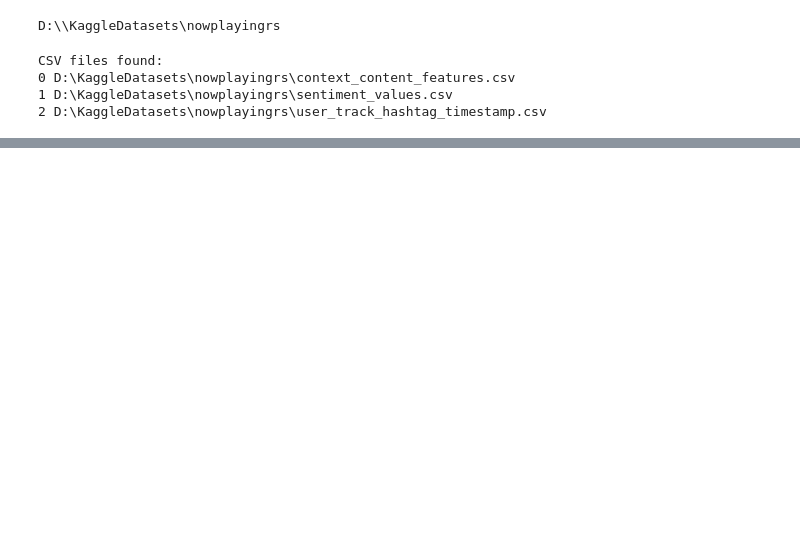
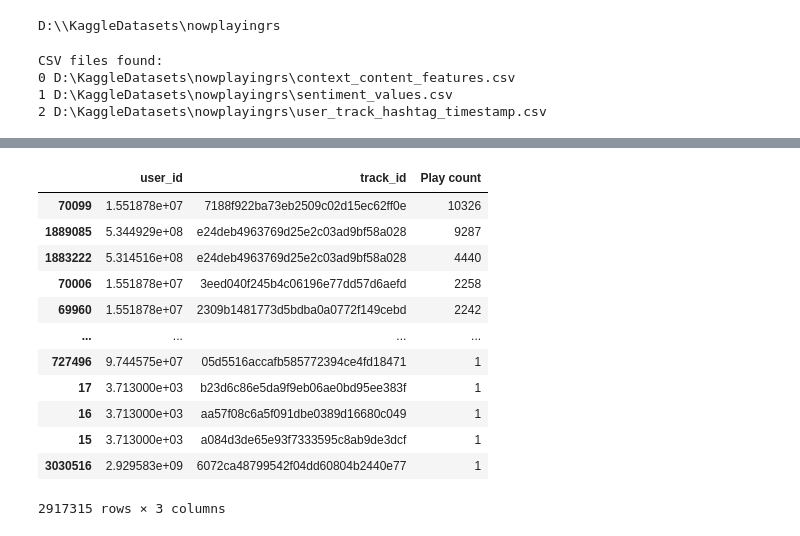
Before and after one commit to nhanhoang17/HMTK-PRO, a Jupyter notebook: dataset_preview.ipynb, the cells around one changed output, grey strips where cells are left out. Cells and saved outputs as stored; diff of their text form; code cells hidden in the pictures; blank space fills up the shorter version.

```diff
--- a/dataset_preview.ipynb
+++ b/dataset_preview.ipynb
@@ -135,0 +189,22 @@ df
+# %%
+user_songs_count=interaction.groupby("user_id")["track_id"].nunique()
+# %%
+valid_user=user_songs_count[user_songs_count>=5].index
+# %%
+interaction_filtered=interaction[interaction["user_id"].isin(valid_user)].copy()
+# %%
+interaction_filtered.sort_values("Play count",ascending=False)
+# %% [output]
+|  | user_id | track_id | Play count |
+| 70099 | 1.551878e+07 | 7188f922ba73eb2509c02d15ec62ff0e | 10326 |
+| 1889085 | 5.344929e+08 | e24deb4963769d25e2c03ad9bf58a028 | 9287 |
+| 1883222 | 5.314516e+08 | e24deb4963769d25e2c03ad9bf58a028 | 4440 |
+| 70006 | 1.551878e+07 | 3eed040f245b4c06196e77dd57d6aefd | 2258 |
+| 69960 | 1.551878e+07 | 2309b1481773d5bdba0a0772f149cebd | 2242 |
+| ... | ... | ... | ... |
+| 727496 | 9.744575e+07 | 05d5516accafb585772394ce4fd18471 | 1 |
+| 17 | 3.713000e+03 | b23d6c86e5da9f9eb06ae0bd95ee383f | 1 |
+| 16 | 3.713000e+03 | aa57f08c6a5f091dbe0389d16680c049 | 1 |
+| 15 | 3.713000e+03 | a084d3de65e93f7333595c8ab9de3dcf | 1 |
+| 3030516 | 2.929583e+09 | 6072ca48799542f04dd60804b2440e77 | 1 |
+2917315 rows × 3 columns
```
Also changed, not shown: parts of 14 cells of this notebook.
